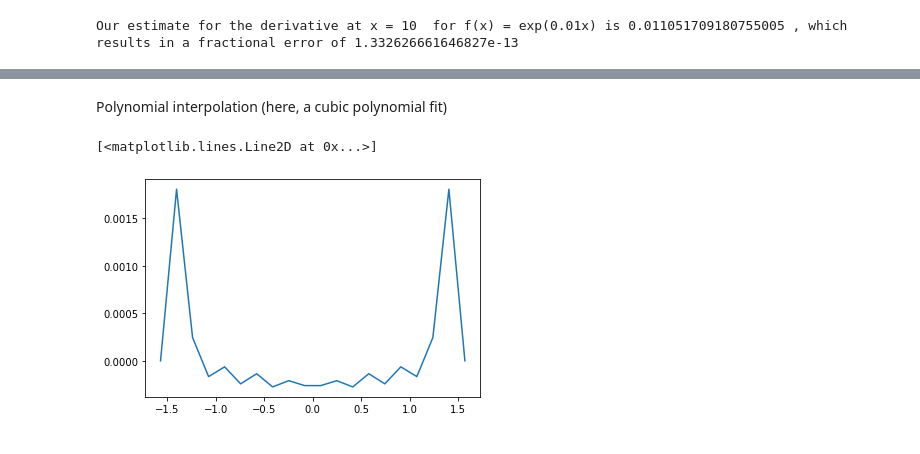
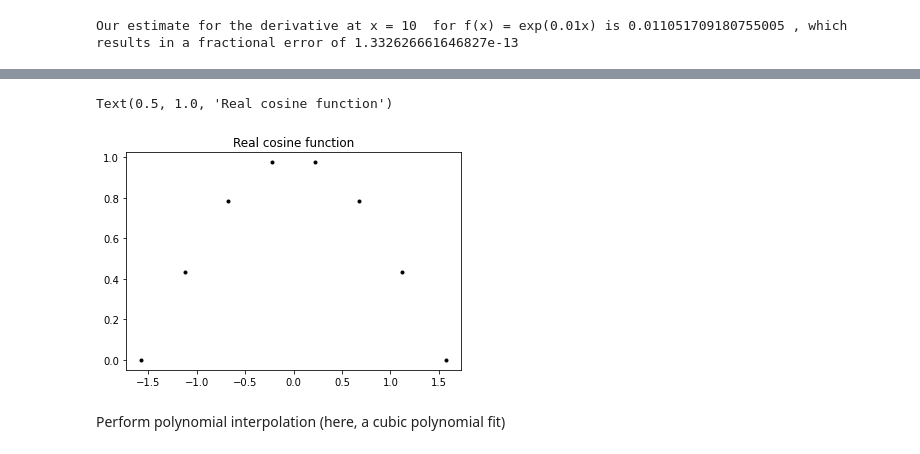
Before and after one commit to PatrickHorlaville/PHYS512, a Jupyter notebook: assignment_1/PS1_notebook.ipynb, the cells around one changed output, grey strips where cells are left out. Cells and saved outputs as stored; diff of their text form; code cells hidden in the pictures.

```diff
--- a/assignment_1/PS1_notebook.ipynb
+++ b/assignment_1/PS1_notebook.ipynb
@@ -202,5 +207,5 @@ plt.plot(voltage, temperature, '.k', alpha = 0.5)
 # %%
 from scipy import interpolate
 # %%
-x_true = np.linspace(-np.pi/2, np.pi/2, 10)
-y_true = np.cos(x_true)
+x_cos = np.linspace(-np.pi/2, np.pi/2, 8)
+y_cos = np.cos(x_cos)
@@ -212,5 +212,11 @@ plt.plot(x_true, y_true, '.k')
+# %%
+plt.plot(x_cos, y_cos, '.k')
+plt.title('Real cosine function')
+# %% [output]
+Text(0.5, 1.0, 'Real cosine function')
+[figure, added]
 # %% [markdown]
-Polynomial interpolation (here, a cubic polynomial fit)
+Perform polynomial interpolation (here, a cubic polynomial fit)
 # %%
 def cubic_interp(x_interp, x, y):
 
@@ -242,5 +244,0 @@ y_try = cubic_interp(x_try, x_true, y_true)
-# %%
-plt.plot(x_try, y_try - np.cos(x_try))
-# %% [output]
-[<matplotlib.lines.Line2D at 0x...>]
-[figure, removed]
```
Also changed, not shown: parts of 80 cells of this notebook, 2 other files.
